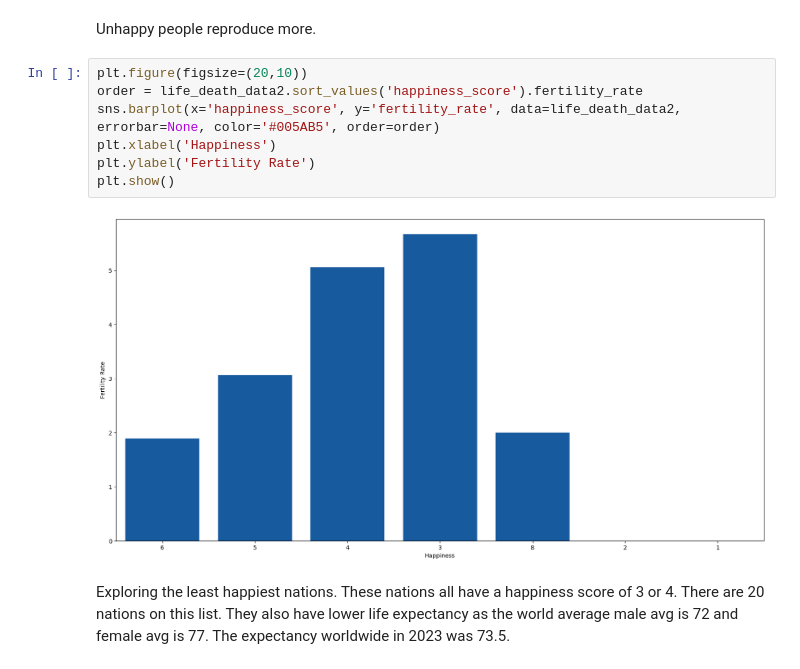
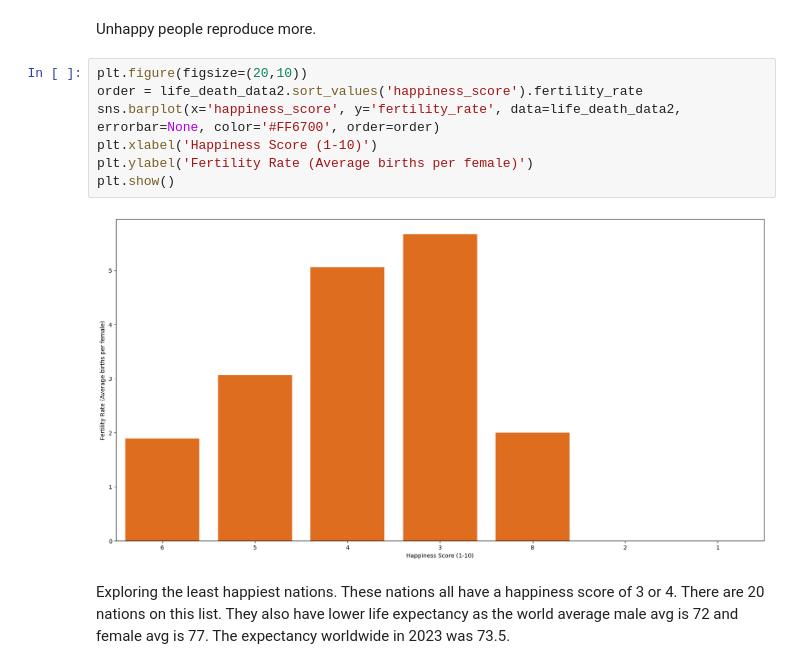
Before and after one commit to tara-hylton/world_happiness, a Jupyter notebook: world happiness.ipynb, the cells around one changed output. Saved outputs shown, nothing was run; the diff lists cells and outputs as text.

```diff
--- a/world happiness.ipynb
+++ b/world happiness.ipynb
@@ -295,12 +289,12 @@ Unhappy people reproduce more.
 # %%
 plt.figure(figsize=(20,10))
 order = life_death_data2.sort_values('happiness_score').fertility_rate
-sns.barplot(x='happiness_score', y='fertility_rate', data=life_death_data2, errorbar=None, color='#005AB5', order=order)
-plt.xlabel('Happiness')
-plt.ylabel('Fertility Rate')
+sns.barplot(x='happiness_score', y='fertility_rate', data=life_death_data2, errorbar=None, color='#FF6700', order=order)
+plt.xlabel('Happiness Score (1-10)')
+plt.ylabel('Fertility Rate (Average births per female)')
 plt.show()
 # %% [output]
-[figure, old version]
+[figure, new version]
 # %% [markdown]
 Exploring the least happiest nations. These nations all have a happiness score of 3 or 4. There are 20 nations on this list. They also have lower life expectancy as the world average male avg is 72 and female avg is 77. The expectancy worldwide in 2023 was 73.5.
 # %%
```
Also changed, not shown: parts of 24 cells of this notebook, 4 other files.
